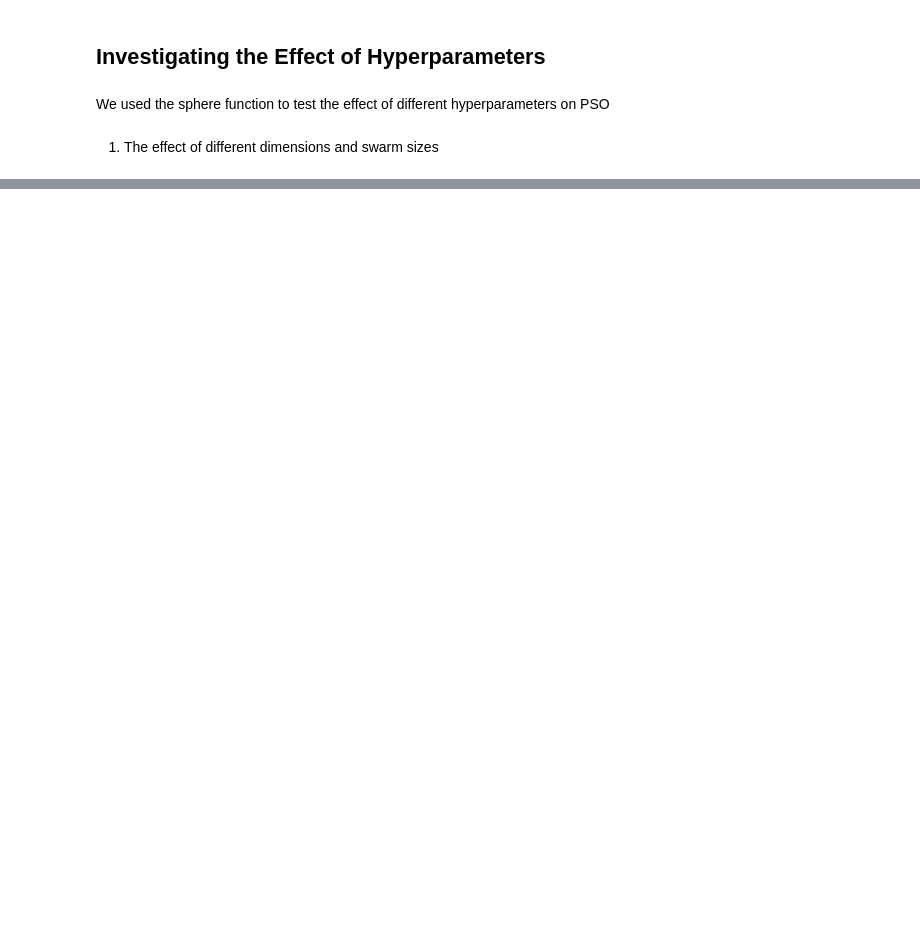
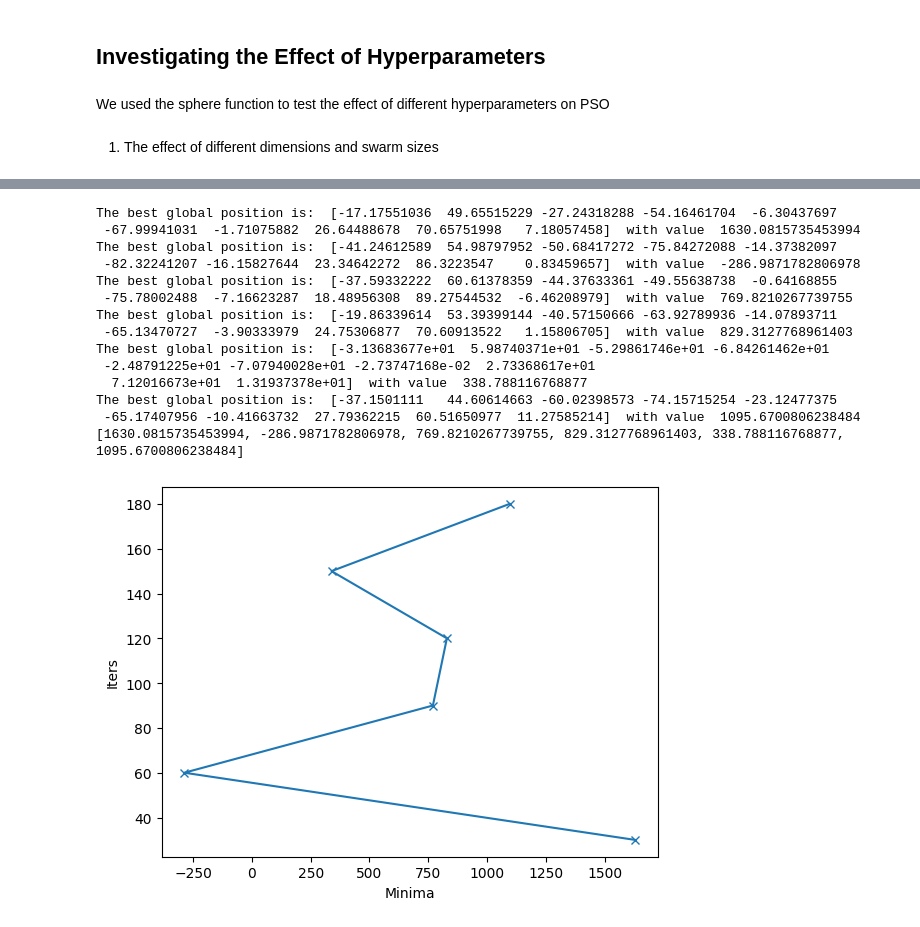
Before and after one commit to ridaqp/GA-PSO-Optimization-Study, a Jupyter notebook: pso/pso_investigation.ipynb, the cells around one changed output, grey strips where cells are left out. Saved outputs shown, nothing was run; the diff lists cells and outputs as text; code cells hidden in the pictures; blank space fills up the shorter version.

```diff
--- a/pso/pso_investigation.ipynb
+++ b/pso/pso_investigation.ipynb
@@ -60,0 +111,28 @@ swarmpos = PSO(D)
+# %%
+iters = [30, 60, 90, 120, 150, 180]
+costs = []
+for it in iters:
+    swarm = PSO.PSO(size=90, iters=it)
+    swarm.optimize()
+    costs.append(swarm.gBest)
+
+plt.plot(costs, iters, marker='x')
+plt.ylabel("Iters")
+plt.xlabel("Minima")
+print(costs)
+# %% [output]
+The best global position is:  [-17.17551036  49.65515229 -27.24318288 -54.16461704  -6.30437697
+ -67.99941031  -1.71075882  26.64488678  70.65751998   7.18057458]  with value  1630.0815735453994
+The best global position is:  [-41.24612589  54.98797952 -50.68417272 -75.84272088 -14.37382097
+ -82.32241207 -16.15827644  23.34642272  86.3223547    0.83459657]  with value  -286.9871782806978
+The best global position is:  [-37.59332222  60.61378359 -44.37633361 -49.55638738  -0.64168855
+ -75.78002488  -7.16623287  18.48956308  89.27544532  -6.46208979]  with value  769.8210267739755
+The best global position is:  [-19.86339614  53.39399144 -40.57150666 -63.92789936 -14.07893711
+ -65.13470727  -3.90333979  24.75306877  70.60913522   1.15806705]  with value  829.3127768961403
+The best global position is:  [-3.13683677e+01  5.98740371e+01 -5.29861746e+01 -6.84261462e+01
+ -2.48791225e+01 -7.07940028e+01 -2.73747168e-02  2.73368617e+01
+  7.12016673e+01  1.31937378e+01]  with value  338.788116768877
+The best global position is:  [-37.1501111   44.60614663 -60.02398573 -74.15715254 -23.12477375
+ -65.17407956 -10.41663732  27.79362215  60.51650977  11.27585214]  with value  1095.6700806238484
+[1630.0815735453994, -286.9871782806978, 769.8210267739755, 829.3127768961403, 338.788116768877, 1095.6700806238484]
+[figure, added]
```
Also changed, not shown: parts of 9 cells of this notebook, 2 other files.
